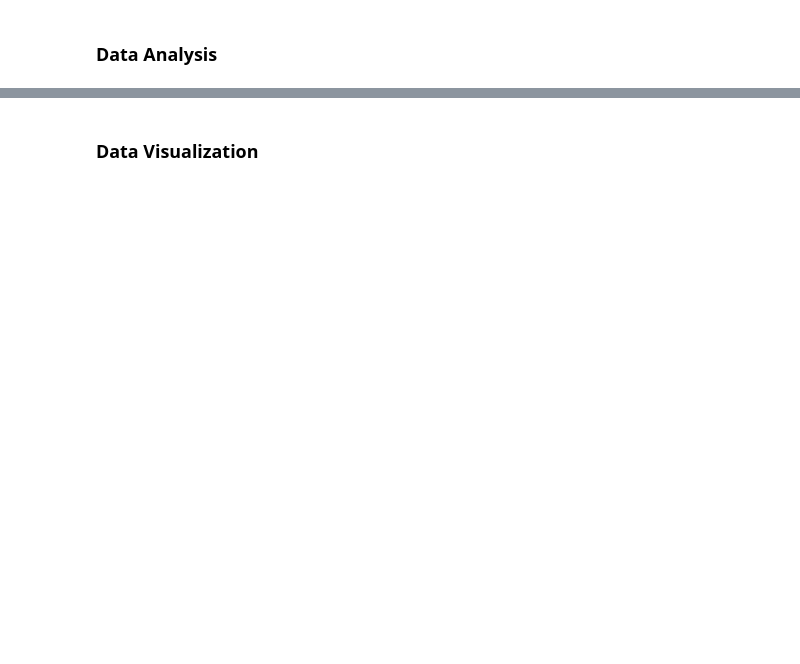
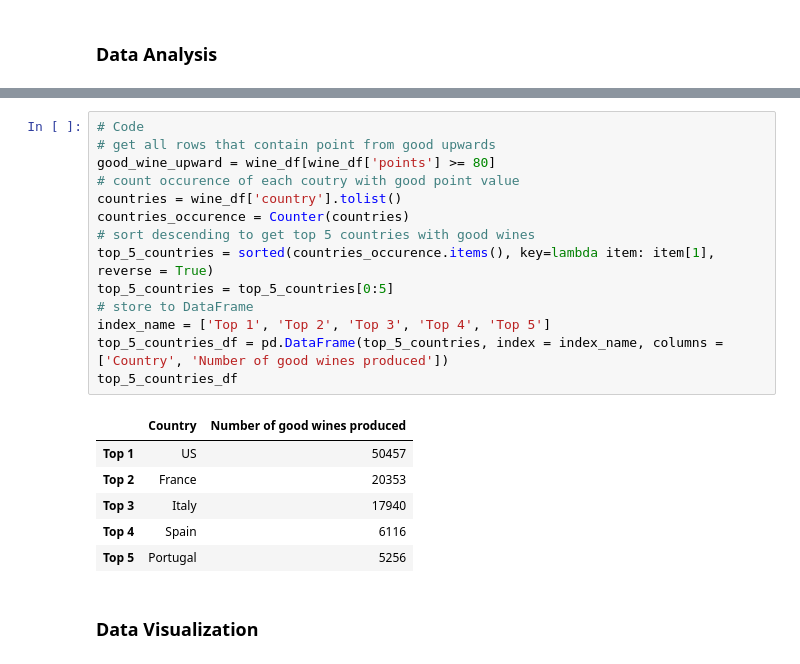
Before and after one commit to iamdkSang/20127214_20127612_Wine-Reviews, a Jupyter notebook: 20127214_20127612.ipynb, the cells around one changed output, grey strips where cells are left out. Saved outputs shown, nothing was run; the diff lists cells and outputs as text; blank space fills up the shorter version.

```diff
--- a/20127214_20127612.ipynb
+++ b/20127214_20127612.ipynb
@@ -286,2 +323,23 @@ cate_col_profiles_df
+# %%
+# Code
+# get all rows that contain point from good upwards
+good_wine_upward = wine_df[wine_df['points'] >= 80]
+# count occurence of each coutry with good point value
+countries = wine_df['country'].tolist()
+countries_occurence = Counter(countries)
+# sort descending to get top 5 countries with good wines
+top_5_countries = sorted(countries_occurence.items(), key=lambda item: item[1], reverse = True)
+top_5_countries = top_5_countries[0:5]
+# store to DataFrame
+index_name = ['Top 1', 'Top 2', 'Top 3', 'Top 4', 'Top 5']
+top_5_countries_df = pd.DataFrame(top_5_countries, index = index_name, columns = ['Country', 'Number of good wines produced'])
+top_5_countries_df
+# %% [output]
+|  | Country | Number of good wines produced |
+| Top 1 | US | 50457 |
+| Top 2 | France | 20353 |
+| Top 3 | Italy | 17940 |
+| Top 4 | Spain | 6116 |
+| Top 5 | Portugal | 5256 |
 # %% [markdown]
 ### Data Visualization
```
Also changed, not shown: parts of 20 cells of this notebook.
